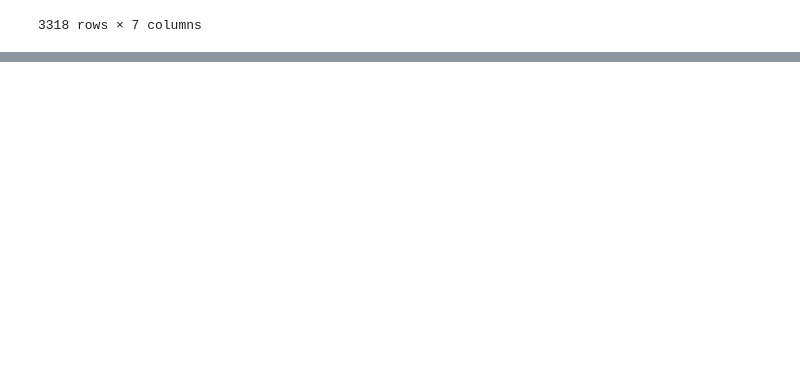
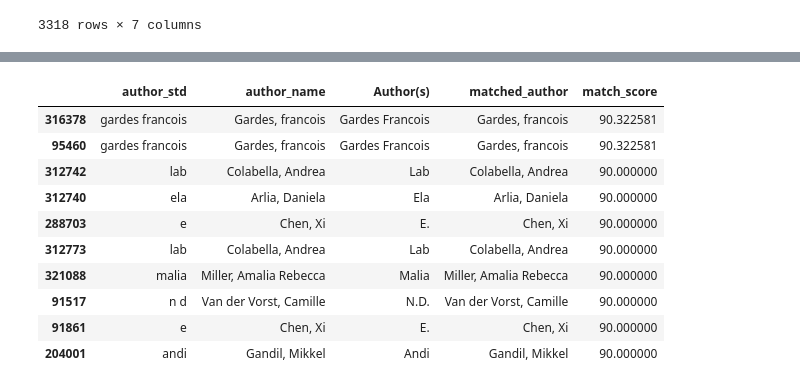
Before and after one commit to celinamadaschi/Telecom-DataAnalysis_Economics, a Jupyter notebook: Analysis_Final_Data.ipynb, the cells around one changed output, grey strips where cells are left out. Drawn from its saved outputs; the diff is of its cells as text; code cells hidden in the pictures; blank space fills up the shorter version.

```diff
--- a/Analysis_Final_Data.ipynb
+++ b/Analysis_Final_Data.ipynb
@@ -153,8 +164,6 @@ JEL_df_std["author_std"] = (
         .astype(str)
         .apply(standardize_name)
 )
-
-JEL_df_std = JEL_df_std.drop(columns="Author(s)")
 # %%
 JEL_df_std
 # %% [output]
@@ -202,3 +211,21 @@ def fuzzy_match_one(name):
 JEL_df_std[["matched_author", "match_score", "matched_index"]] = (
     JEL_df_std["author_std"].apply(fuzzy_match_one)
 )
+# %%
+JEL_df_std["author_name"] = JEL_df_std["matched_index"].apply(
+    lambda i: choices[int(i)] if pd.notna(i) else None
+)
+# %%
+JEL_df_std[["author_std", "author_name","Author(s)", "matched_author", "match_score"]].head(10)
+# %% [output]
+|  | author_std | author_name | Author(s) | matched_author | match_score |
+| 316378 | gardes francois | Gardes, francois | Gardes Francois | Gardes, francois | 90.322581 |
+| 95460 | gardes francois | Gardes, francois | Gardes Francois | Gardes, francois | 90.322581 |
+| 312742 | lab | Colabella, Andrea | Lab | Colabella, Andrea | 90.000000 |
+| 312740 | ela | Arlia, Daniela | Ela | Arlia, Daniela | 90.000000 |
+| 288703 | e | Chen, Xi | E. | Chen, Xi | 90.000000 |
+| 312773 | lab | Colabella, Andrea | Lab | Colabella, Andrea | 90.000000 |
+| 321088 | malia | Miller, Amalia Rebecca | Malia | Miller, Amalia Rebecca | 90.000000 |
+| 91517 | n d | Van der Vorst, Camille | N.D. | Van der Vorst, Camille | 90.000000 |
+| 91861 | e | Chen, Xi | E. | Chen, Xi | 90.000000 |
+| 204001 | andi | Gandil, Mikkel | Andi | Gandil, Mikkel | 90.000000 |
```
Also changed, not shown: parts of 7 cells of this notebook.
